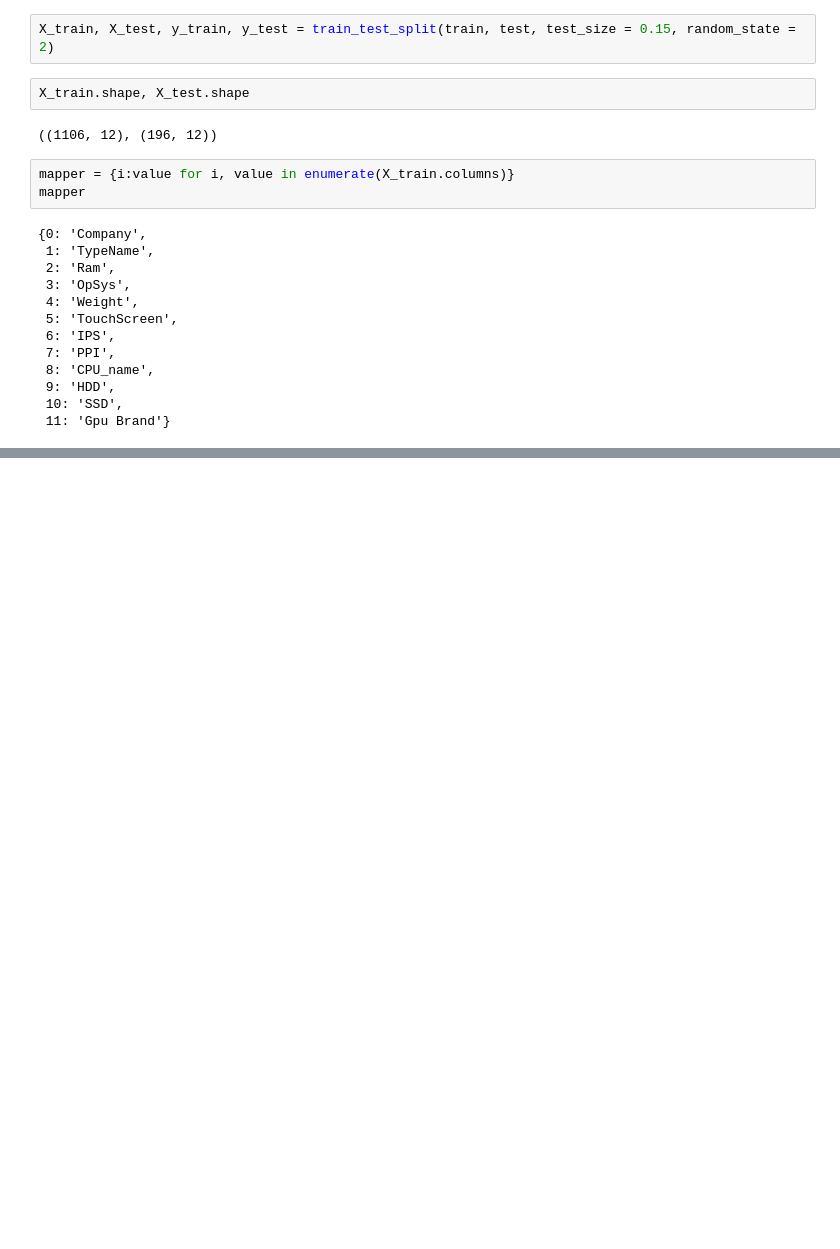
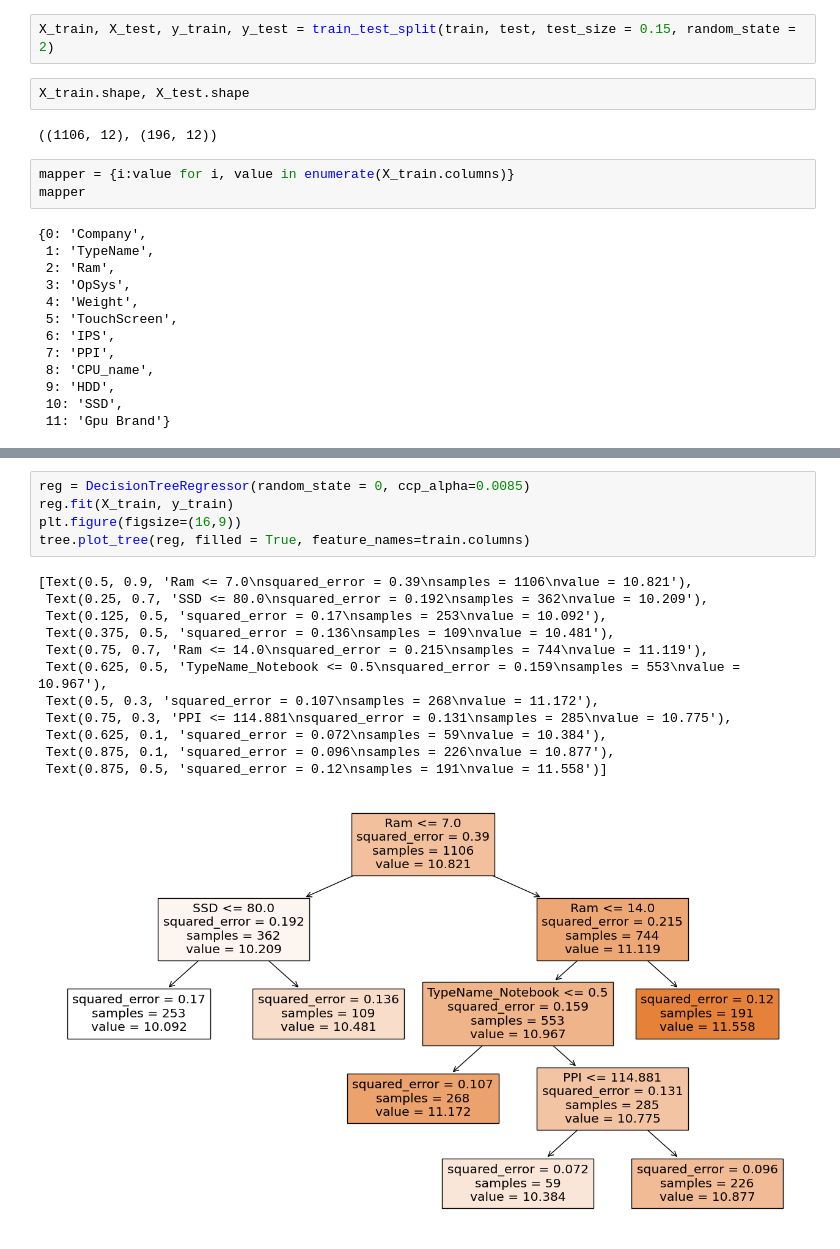
Before and after one commit to samratrajsharma/Laptop_Price_Prediction, a Jupyter notebook: Prediction.ipynb, the cells around one changed output, grey strips where cells are left out. Cells and saved outputs as stored; diff of their text form; blank space fills up the shorter version.

```diff
--- a/Prediction.ipynb
+++ b/Prediction.ipynb
@@ -876,0 +1061,18 @@ mapper
+# %%
+reg = DecisionTreeRegressor(random_state = 0, ccp_alpha=0.0085)
+reg.fit(X_train, y_train)
+plt.figure(figsize=(16,9))
+tree.plot_tree(reg, filled = True, feature_names=train.columns)
+# %% [output]
+[Text(0.5, 0.9, 'Ram <= 7.0\nsquared_error = 0.39\nsamples = 1106\nvalue = 10.821'),
+ Text(0.25, 0.7, 'SSD <= 80.0\nsquared_error = 0.192\nsamples = 362\nvalue = 10.209'),
+ Text(0.125, 0.5, 'squared_error = 0.17\nsamples = 253\nvalue = 10.092'),
+ Text(0.375, 0.5, 'squared_error = 0.136\nsamples = 109\nvalue = 10.481'),
+ Text(0.75, 0.7, 'Ram <= 14.0\nsquared_error = 0.215\nsamples = 744\nvalue = 11.119'),
+ Text(0.625, 0.5, 'TypeName_Notebook <= 0.5\nsquared_error = 0.159\nsamples = 553\nvalue = 10.967'),
+ Text(0.5, 0.3, 'squared_error = 0.107\nsamples = 268\nvalue = 11.172'),
+ Text(0.75, 0.3, 'PPI <= 114.881\nsquared_error = 0.131\nsamples = 285\nvalue = 10.775'),
+ Text(0.625, 0.1, 'squared_error = 0.072\nsamples = 59\nvalue = 10.384'),
+ Text(0.875, 0.1, 'squared_error = 0.096\nsamples = 226\nvalue = 10.877'),
+ Text(0.875, 0.5, 'squared_error = 0.12\nsamples = 191\nvalue = 11.558')]
+[figure, added]
```
Also changed, not shown: parts of 23 cells of this notebook.
